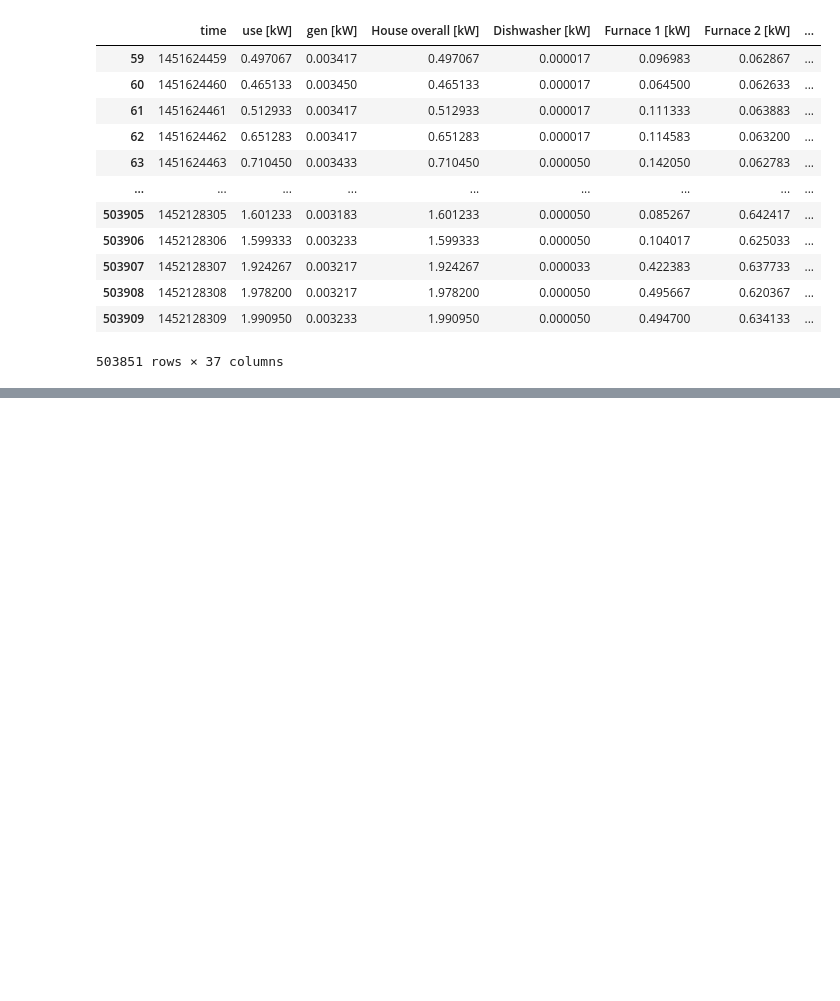
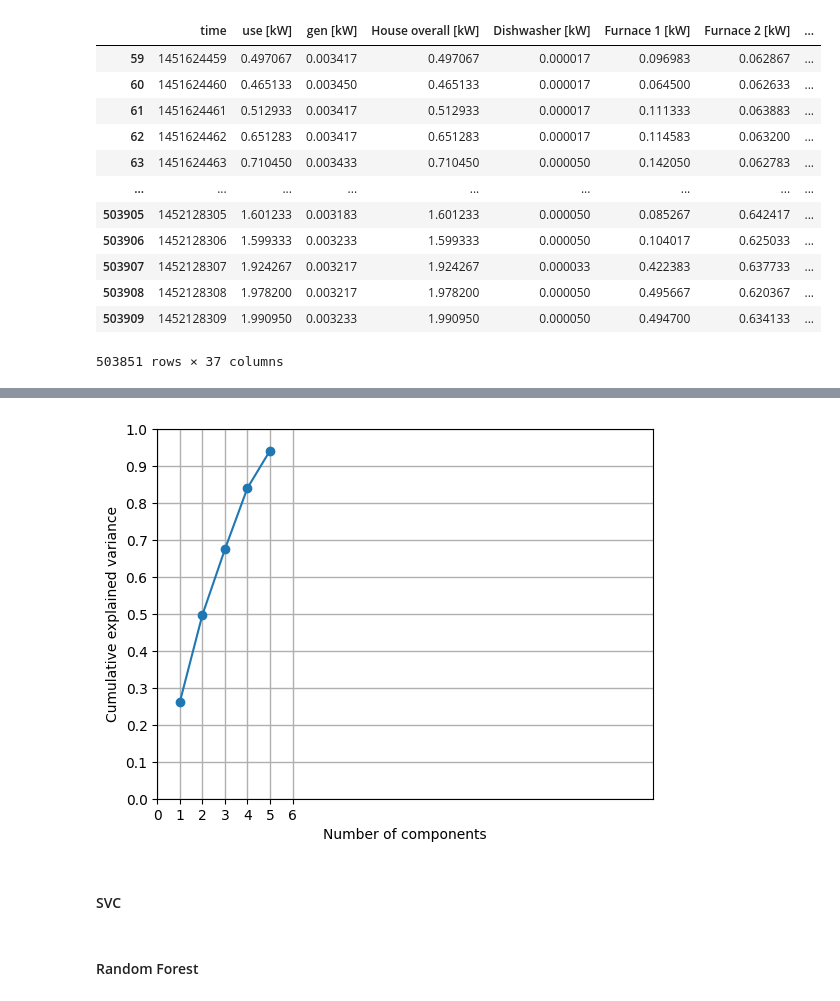
Before and after one commit to sn-nast/KMITL-2024-ML-Project, a Jupyter notebook: ML-project.ipynb, the cells around one changed output, grey strips where cells are left out. Cells and saved outputs as stored; diff of their text form; code cells hidden in the pictures; blank space fills up the shorter version.

```diff
--- a/ML-project.ipynb
+++ b/ML-project.ipynb
@@ -158,7 +747,0 @@ weighted avg       0.95      0.95      0.95    100771
-# %%
-# 4. Support Vector Machine
-svm_model = SVC()
-svm_model.fit(X_train, y_train)
-y_pred_svm = svm_model.predict(X_test)
-print("Support Vector Machine Report:\n",
-      classification_report(y_test, y_pred_svm))
@@ -182,7 +780,9 @@ def plot_variance_ratio(pca):
     plt.show()
 # %%
 # 5. Dimensionality Reduction using PCA for Random Forest
-pca = PCA(n_components=)
+pca = PCA(n_components=5)
 X_train_pca = pca.fit_transform(X_train)
 X_test_pca = pca.transform(X_test)
 plot_variance_ratio(pca)
+# %% [output]
+[figure, added]
@@ -192,0 +789,2 @@ plot_variance_ratio(pca)
+# %% [markdown]
+#### SVC
@@ -193,3 +801,5 @@ plot_variance_ratio(pca)
+# %% [markdown]
+#### Random Forest
 # %%
 rf_model_pca = RandomForestClassifier()
 rf_model_pca.fit(X_train_pca, y_train)
```
Also changed, not shown: parts of 67 cells of this notebook, 2 other files.
